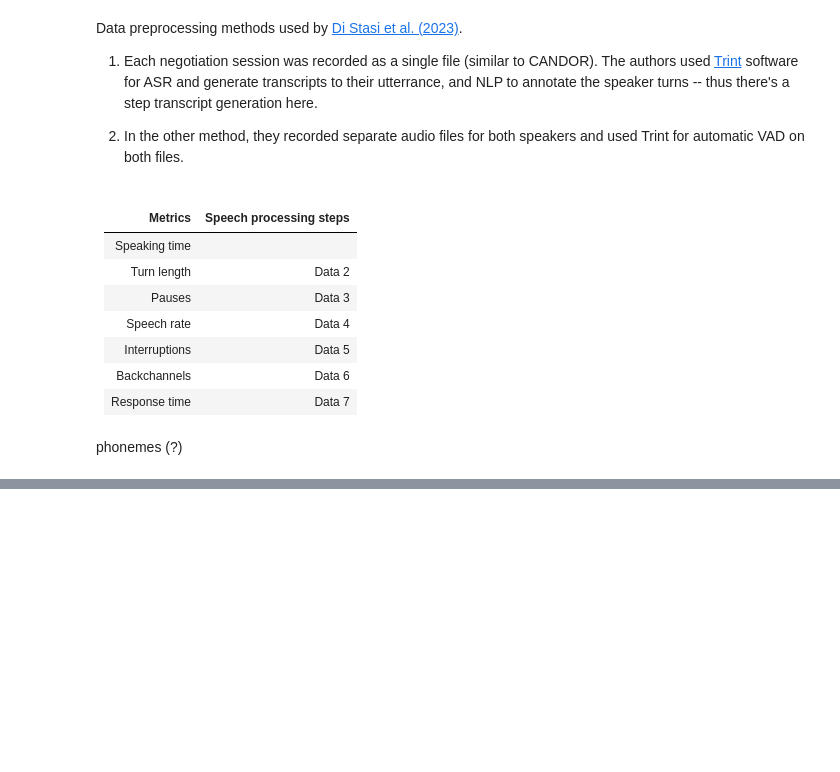
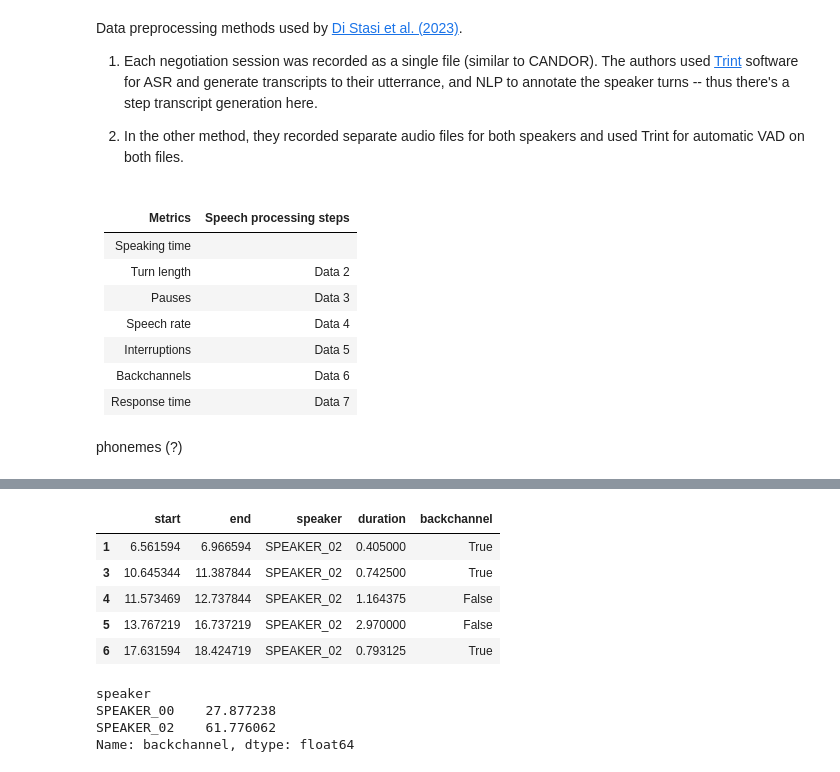
Before and after one commit to shshnk94/convodynamics, a Jupyter notebook: analysis.ipynb, the cells around one changed output, grey strips where cells are left out. Cells and saved outputs as stored; diff of their text form; code cells hidden in the pictures; blank space fills up the shorter version.

```diff
--- a/analysis.ipynb
+++ b/analysis.ipynb
@@ -99,6 +112,9 @@ Data preprocessing methods used by [Di Stasi et al. (2023)](https://psycnet.apa.
 # %% [markdown]
 phonemes (?)
 # %%
-from convodynamics.preprocess import diarize_audio
+from convodynamics.preprocess import diarize_audio, remove_shortest_speaker
 
 segments, total_duration = diarize_audio(random_conversation)
+
+# remove the shortest speaker
+segments = remove_shortest_speaker(segments)
@@ -112,0 +196,42 @@ Name: duration, dtype: float64
+# %%
+from convodynamics.preprocess import remove_shortest_speaker
+
+if segments['speaker'].nunique() > 2:
+    segments = remove_shortest_speaker(segments)
+
+def is_backchannel(current_segment, segments):
+
+    check = any(
+        # check if current segment is within another segment
+        (segments["start"] <= current_segment["start"]) & \
+        (segments["end"] >= current_segment["end"]) & \
+        # check if current segment is <= 1 second
+        (current_segment["end"] - current_segment["start"] <= 1.0)
+    )
+
+    return check
+
+segments['backchannel'] = segments.apply(is_backchannel, args=(segments,), axis=1)
+
+segments.head()
+# %% [output]
+|  | start | end | speaker | duration | backchannel |
+| 1 | 6.561594 | 6.966594 | SPEAKER_02 | 0.405000 | True |
+| 3 | 10.645344 | 11.387844 | SPEAKER_02 | 0.742500 | True |
+| 4 | 11.573469 | 12.737844 | SPEAKER_02 | 1.164375 | False |
+| 5 | 13.767219 | 16.737219 | SPEAKER_02 | 2.970000 | False |
+| 6 | 17.631594 | 18.424719 | SPEAKER_02 | 0.793125 | True |
+# %%
+turns = segments.groupby("speaker").size().astype(float)
+backchannels = segments.groupby("speaker")["backchannel"].sum().astype(float)
+
+speakers = segments["speaker"].unique()
+backchannels.loc[speakers[0]] = backchannels.loc[speakers[0]] * 100 / turns.loc[speakers[1]]
+backchannels.loc[speakers[1]] = backchannels.loc[speakers[1]] * 100 / turns.loc[speakers[0]]
+
+backchannels
+# %% [output]
+speaker
+SPEAKER_00    27.877238
+SPEAKER_02    61.776062
+Name: backchannel, dtype: float64
```
Also changed, not shown: parts of 10 cells of this notebook, 8 other files.
